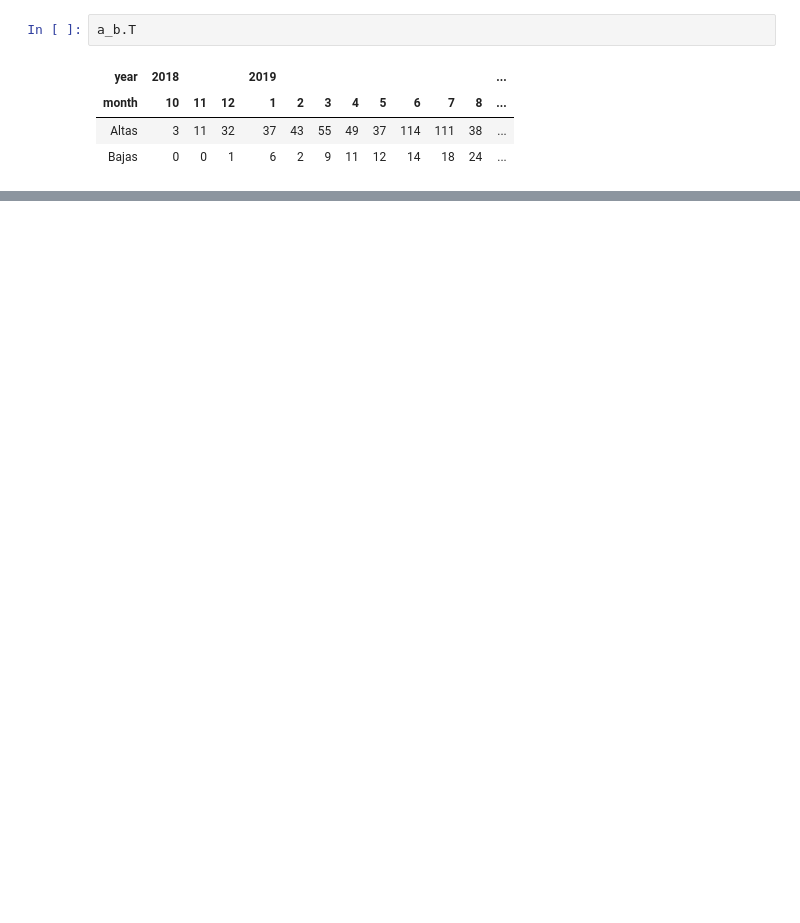
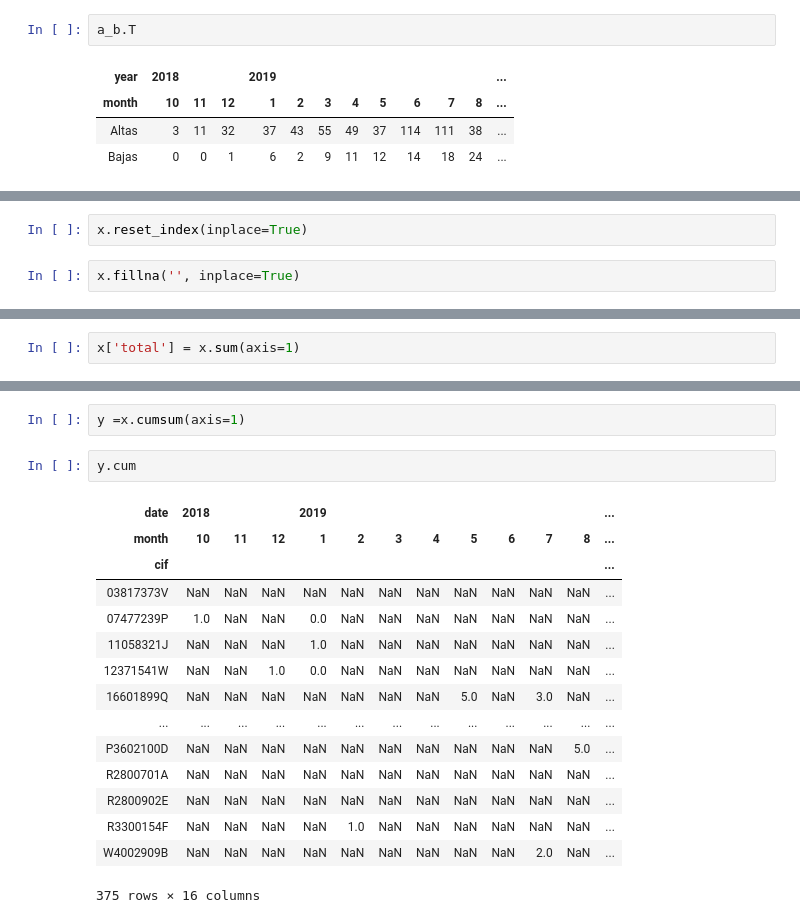
Before and after one commit to mariaadradosr/PyCartera, a Jupyter notebook: ConnectPG.ipynb, the cells around one changed output, grey strips where cells are left out. Drawn from its saved outputs; the diff is of its cells as text; blank space fills up the shorter version.

```diff
--- a/ConnectPG.ipynb
+++ b/ConnectPG.ipynb
@@ -247,0 +525,4 @@ a_b.T
+# %%
+x.reset_index(inplace=True)
+# %%
+x.fillna('', inplace=True)
@@ -247,0 +540,2 @@ a_b.T
+# %%
+x['total'] = x.sum(axis=1)
@@ -247,0 +585,20 @@ a_b.T
+# %%
+y =x.cumsum(axis=1)
+# %%
+y.cum
+# %% [output]
+| date | 2018 |  |  | 2019 |  |  |  |  |  |  |  | ... |
+| month | 10 | 11 | 12 | 1 | 2 | 3 | 4 | 5 | 6 | 7 | 8 | ... |
+| cif |  |  |  |  |  |  |  |  |  |  |  | ... |
+| 03817373V | NaN | NaN | NaN | NaN | NaN | NaN | NaN | NaN | NaN | NaN | NaN | ... |
+| 07477239P | 1.0 | NaN | NaN | 0.0 | NaN | NaN | NaN | NaN | NaN | NaN | NaN | ... |
+| 11058321J | NaN | NaN | NaN | 1.0 | NaN | NaN | NaN | NaN | NaN | NaN | NaN | ... |
+| 12371541W | NaN | NaN | 1.0 | 0.0 | NaN | NaN | NaN | NaN | NaN | NaN | NaN | ... |
+| 16601899Q | NaN | NaN | NaN | NaN | NaN | NaN | NaN | 5.0 | NaN | 3.0 | NaN | ... |
+| ... | ... | ... | ... | ... | ... | ... | ... | ... | ... | ... | ... | ... |
+| P3602100D | NaN | NaN | NaN | NaN | NaN | NaN | NaN | NaN | NaN | NaN | 5.0 | ... |
+| R2800701A | NaN | NaN | NaN | NaN | NaN | NaN | NaN | NaN | NaN | NaN | NaN | ... |
+| R2800902E | NaN | NaN | NaN | NaN | NaN | NaN | NaN | NaN | NaN | NaN | NaN | ... |
+| R3300154F | NaN | NaN | NaN | NaN | 1.0 | NaN | NaN | NaN | NaN | NaN | NaN | ... |
+| W4002909B | NaN | NaN | NaN | NaN | NaN | NaN | NaN | NaN | NaN | 2.0 | NaN | ... |
+375 rows × 16 columns
```
Also changed, not shown: parts of 59 cells of this notebook, 3 other files.
